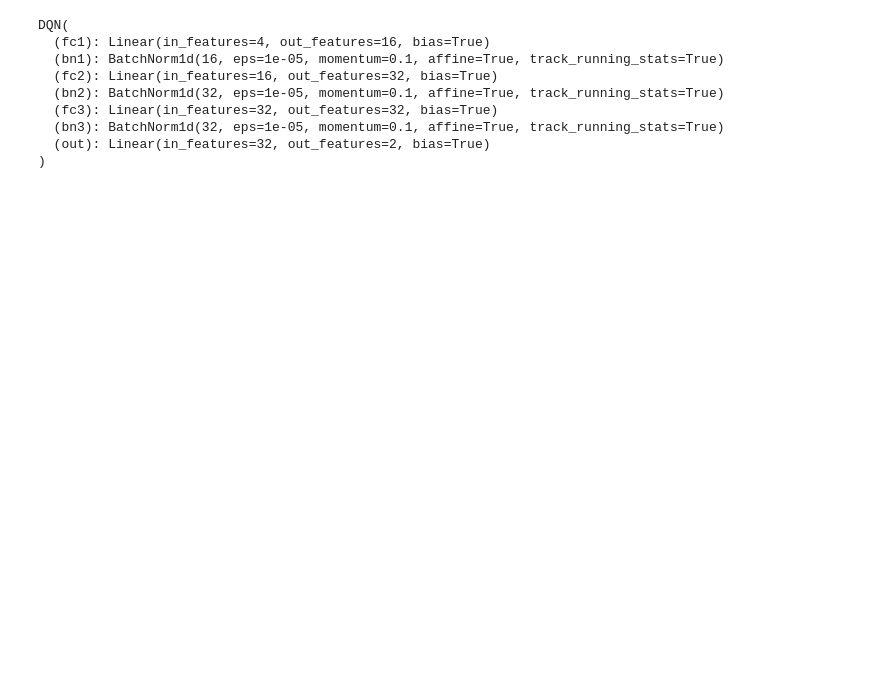
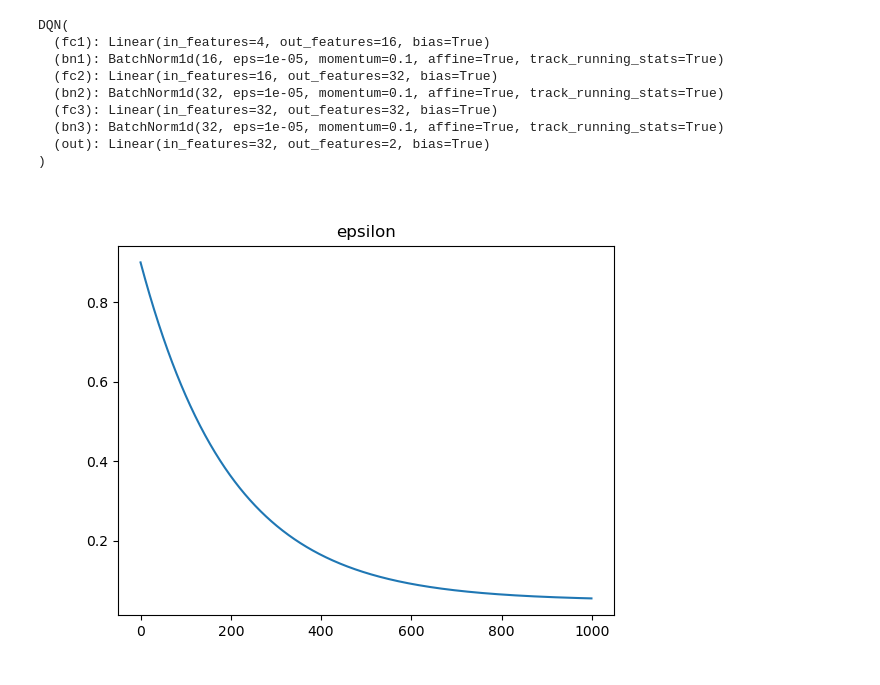
Before and after one commit to TeamDman/Vehicular-Game-Theory, a Jupyter notebook: platoongame/gym.ipynb, the cells around one changed output. Cells and saved outputs as stored; diff of their text form; code cells hidden in the pictures; blank space fills up the shorter version.

```diff
--- a/platoongame/gym.ipynb
+++ b/platoongame/gym.ipynb
@@ -19,7 +16,7 @@ import math
 # config
 %matplotlib ipympl
 
-TRAIN_EPISODES = 300 #@param {type:"integer"}
+TRAIN_EPISODES = 50 #@param {type:"integer"}
 BATCH_SIZE = 128 #@param {type:"integer"}
 MEMORY_SIZE = 10000 #@param {type:"integer"}
 
@@ -32,12 +29,11 @@ SOFT_UPDATE_TAU = 0.001  #@param {type:"number"}
 ACTION_K = 2 #@param {type:"integer"}
 
 # EPSILON_STEPS = 10000
-EPSILON_START = 1.0
-EPSILON_END = 0.5
-EPSILON_DECAY = 0.99
-EPSILON_UPDATE_INTERVAL = TRAIN_EPISODES // math.log(EPSILON_END, EPSILON_DECAY)
+EPSILON_START = 0.9
+EPSILON_END = 0.05
+EPSILON_DECAY = 200
 
-PREVIEW_EPISODE_INTERVAL = 10 #@param {type:"integer"}
+PREVIEW_EPISODE_INTERVAL = 1 #@param {type:"integer"}
 
 POLICY_TARGET_UPDATE_INTERVAL = 10 #@param {type:"integer"}
 # %%
@@ -183,6 +147,13 @@ def get_action(state: State) -> Action:
     with torch.no_grad():
         q_values = policy(state_batch)
     return int(q_values.argmax(dim=1).squeeze()) # return action with highest q-value
+# %%
+plt.figure()
+plt.title("epsilon")
+plt.plot([EPSILON_END + (EPSILON_START - EPSILON_END) * math.exp(-1. * steps_done / EPSILON_DECAY) for steps_done in range(1000)])
+plt.show()
+# %% [output]
+[figure, added]
 # %%
 criterion = torch.nn.SmoothL1Loss()
 # criterion = torch.nn.MSELoss()
```
Also changed, not shown: parts of 9 cells of this notebook, 1 other file.
